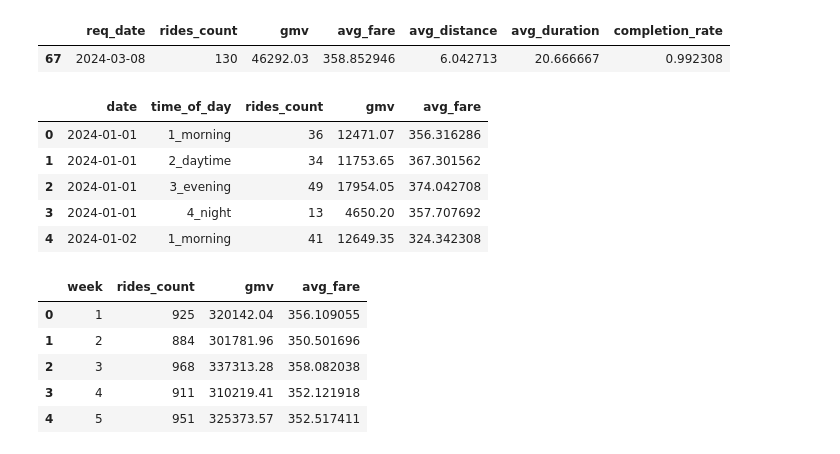
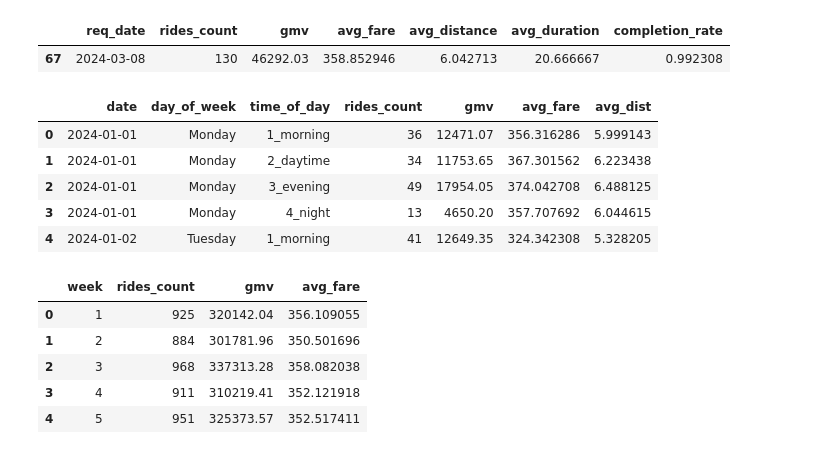
Before and after one commit to galinamaratovna2-ops/RideTech, a Jupyter notebook: RideTech_3.ipynb, the cells around one changed output. Cells and saved outputs as stored; diff of their text form; code cells hidden in the pictures.

```diff
--- a/RideTech_3.ipynb
+++ b/RideTech_3.ipynb
@@ -81,19 +81,20 @@ kpi_daily_2[kpi_daily_2['req_date'] == dt]
 |  | req_date | rides_count | gmv | avg_fare | avg_distance | avg_duration | completion_rate |
 | 67 | 2024-03-08 | 130 | 46292.03 | 358.852946 | 6.042713 | 20.666667 | 0.992308 |
 # %%
-rides_time_series_day = rides.groupby(['req_date', 'time_of_day']).agg({
+rides_time_series_day = rides.groupby(['req_date', 'req_dayw', 'time_of_day']).agg({
 'ride_id': 'count',
-'fare_amount': ['sum', 'mean']
+'fare_amount': ['sum', 'mean'],
+'distance_km' : 'mean'
 }).reset_index()
-rides_time_series_day.columns = ['date', 'time_of_day', 'rides_count', 'gmv', 'avg_fare']
+rides_time_series_day.columns = ['date', 'day_of_week', 'time_of_day', 'rides_count', 'gmv', 'avg_fare', 'avg_dist']
 rides_time_series_day.head()
 # %% [output]
-|  | date | time_of_day | rides_count | gmv | avg_fare |
-| 0 | 2024-01-01 | 1_morning | 36 | 12471.07 | 356.316286 |
-| 1 | 2024-01-01 | 2_daytime | 34 | 11753.65 | 367.301562 |
-| 2 | 2024-01-01 | 3_evening | 49 | 17954.05 | 374.042708 |
-| 3 | 2024-01-01 | 4_night | 13 | 4650.20 | 357.707692 |
-| 4 | 2024-01-02 | 1_morning | 41 | 12649.35 | 324.342308 |
+|  | date | day_of_week | time_of_day | rides_count | gmv | avg_fare | avg_dist |
+| 0 | 2024-01-01 | Monday | 1_morning | 36 | 12471.07 | 356.316286 | 5.999143 |
+| 1 | 2024-01-01 | Monday | 2_daytime | 34 | 11753.65 | 367.301562 | 6.223438 |
+| 2 | 2024-01-01 | Monday | 3_evening | 49 | 17954.05 | 374.042708 | 6.488125 |
+| 3 | 2024-01-01 | Monday | 4_night | 13 | 4650.20 | 357.707692 | 6.044615 |
+| 4 | 2024-01-02 | Tuesday | 1_morning | 41 | 12649.35 | 324.342308 | 5.328205 |
 # %%
 rides_time_series_week = rides.groupby('req_week').agg({
 'ride_id': 'count',
```
Also changed, not shown: parts of 3 cells of this notebook.
